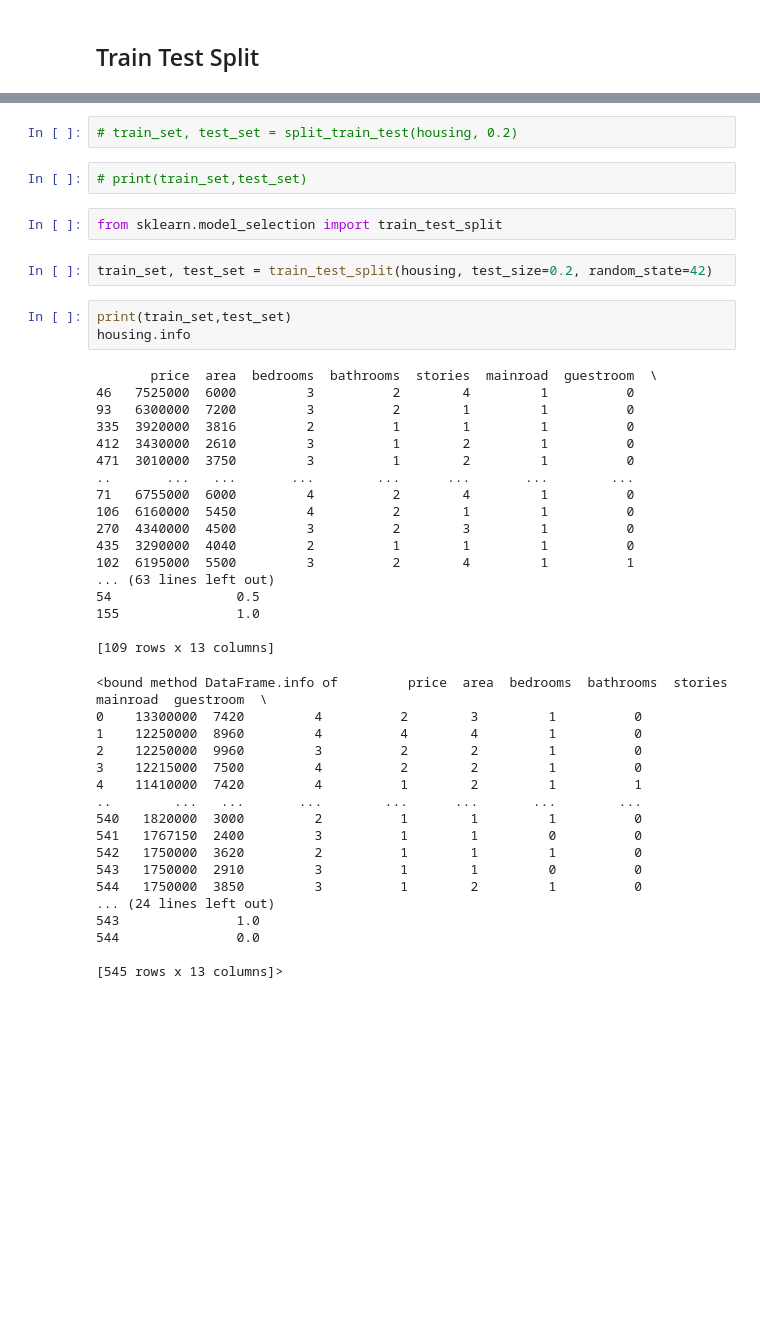
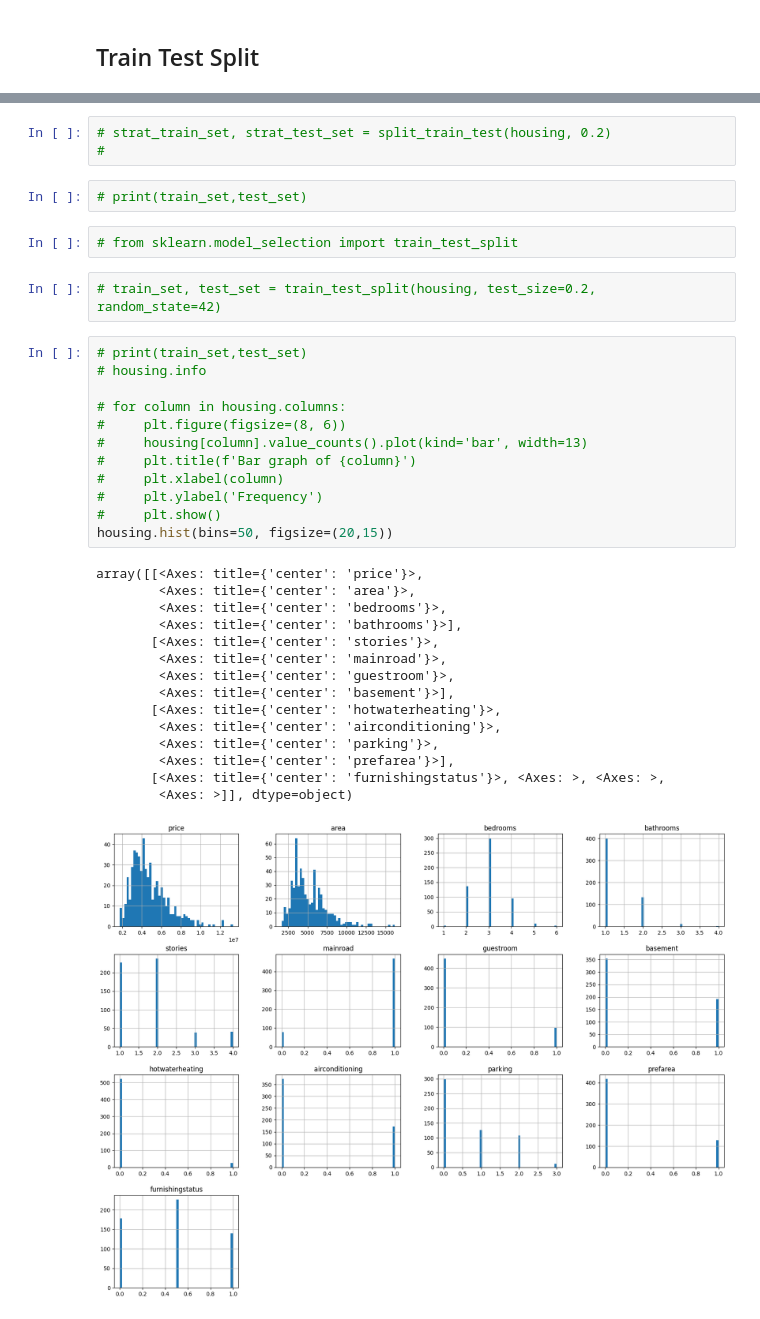
Before and after one commit to ofcoursenp/Machine-Learning, a Jupyter notebook: House_Prices_guessing/House_guess.ipynb, the cells around one changed output, grey strips where cells are left out. Drawn from its saved outputs; the diff is of its cells as text; blank space fills up the shorter version.

```diff
--- a/House_Prices_guessing/House_guess.ipynb
+++ b/House_Prices_guessing/House_guess.ipynb
@@ -211,47 +211,38 @@ import numpy as np
 # %%
-# train_set, test_set = split_train_test(housing, 0.2)
+# strat_train_set, strat_test_set = split_train_test(housing, 0.2)
+#
 # %%
 # print(train_set,test_set)
 # %%
-from sklearn.model_selection import train_test_split
+# from sklearn.model_selection import train_test_split
 # %%
-train_set, test_set = train_test_split(housing, test_size=0.2, random_state=42)
+# train_set, test_set = train_test_split(housing, test_size=0.2, random_state=42)
 # %%
-print(train_set,test_set)
-housing.info
+# print(train_set,test_set)
+# housing.info
+
+# for column in housing.columns:
+#     plt.figure(figsize=(8, 6))
+#     housing[column].value_counts().plot(kind='bar', width=13)
+#     plt.title(f'Bar graph of {column}')
+#     plt.xlabel(column)
+#     plt.ylabel('Frequency')
+#     plt.show()
+housing.hist(bins=50, figsize=(20,15))
 # %% [output]
-       price  area  bedrooms  bathrooms  stories  mainroad  guestroom  \
-46   7525000  6000         3          2        4         1          0
-93   6300000  7200         3          2        1         1          0
-335  3920000  3816         2          1        1         1          0
-412  3430000  2610         3          1        2         1          0
-471  3010000  3750         3          1        2         1          0
-..       ...   ...       ...        ...      ...       ...        ...
-71   6755000  6000         4          2        4         1          0
-106  6160000  5450         4          2        1         1          0
-270  4340000  4500         3          2        3         1          0
-435  3290000  4040         2          1        1         1          0
-102  6195000  5500         3          2        4         1          1
-... (63 lines left out)
-54                0.5
-155               1.0
-
-[109 rows x 13 columns]
+array([[<Axes: title={'center': 'price'}>,
+        <Axes: title={'center': 'area'}>,
+        <Axes: title={'center': 'bedrooms'}>,
+        <Axes: title={'center': 'bathrooms'}>],
+       [<Axes: title={'center': 'stories'}>,
+        <Axes: title={'center': 'mainroad'}>,
+        <Axes: title={'center': 'guestroom'}>,
+        <Axes: title={'center': 'basement'}>],
+       [<Axes: title={'center': 'hotwaterheating'}>,
+        <Axes: title={'center': 'airconditioning'}>,
+        <Axes: title={'center': 'parking'}>,
+        <Axes: title={'center': 'prefarea'}>],
+       [<Axes: title={'center': 'furnishingstatus'}>, <Axes: >, <Axes: >,
+        <Axes: >]], dtype=object)
-<bound method DataFrame.info of         price  area  bedrooms  bathrooms  stories  mainroad  guestroom  \
-0    13300000  7420         4          2        3         1          0
-1    12250000  8960         4          4        4         1          0
-2    12250000  9960         3          2        2         1          0
-3    12215000  7500         4          2        2         1          0
-4    11410000  7420         4          1        2         1          1
-..        ...   ...       ...        ...      ...       ...        ...
-540   1820000  3000         2          1        1         1          0
-541   1767150  2400         3          1        1         0          0
-542   1750000  3620         2          1        1         1          0
-543   1750000  2910         3          1        1         0          0
-544   1750000  3850         3          1        2         1          0
-... (24 lines left out)
-543               1.0
-544               0.0
-
-[545 rows x 13 columns]>
+[figure, added]
 # %%
```
Also changed, not shown: parts of 24 cells of this notebook, 1 other file.
